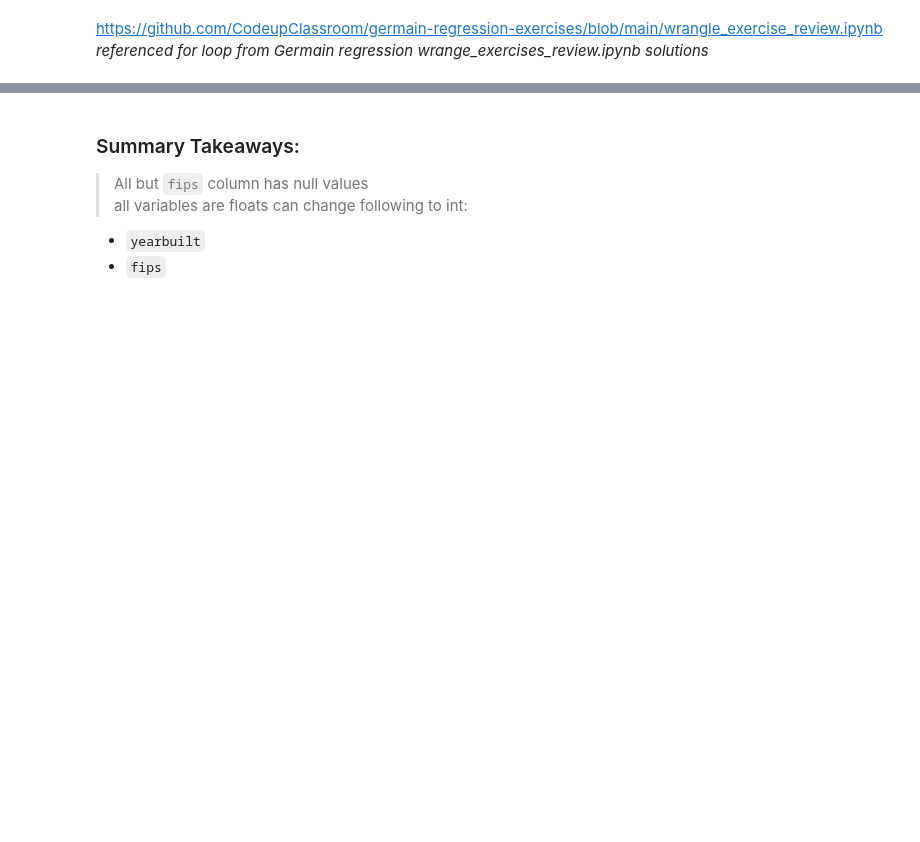
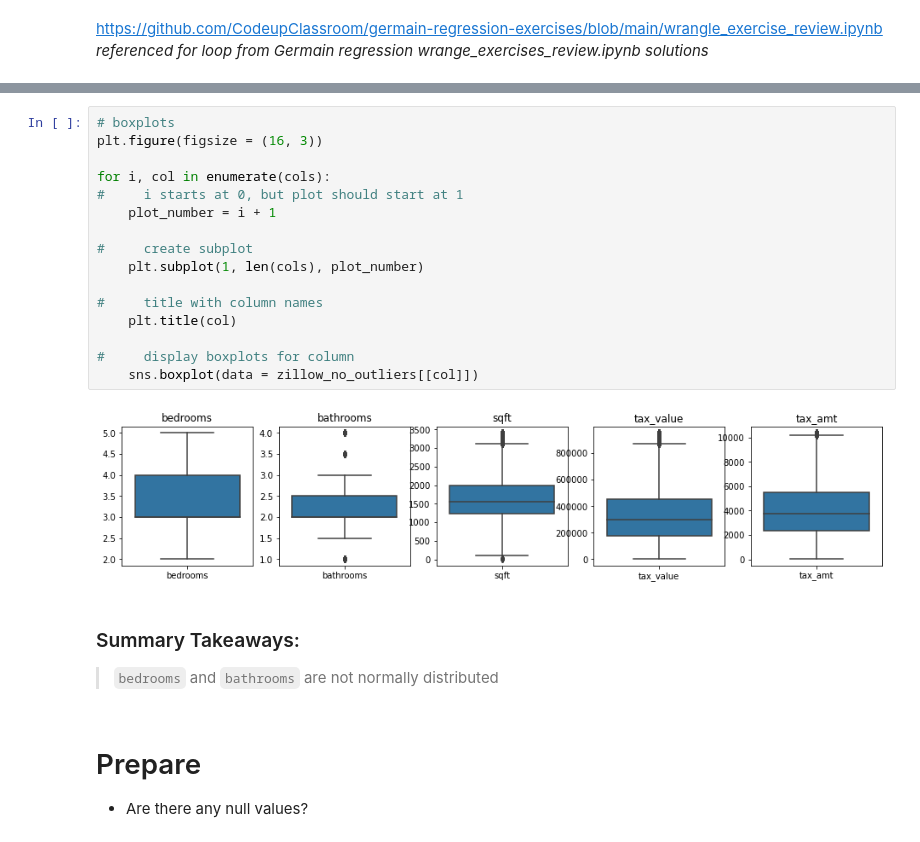
Before and after one commit to Jonessn22/regression_exercises, a Jupyter notebook: 01_acquisition_prep_exercises.ipynb, the cells around one changed output, grey strips where cells are left out. Drawn from its saved outputs; the diff is of its cells as text; blank space fills up the shorter version.

```diff
--- a/01_acquisition_prep_exercises.ipynb
+++ b/01_acquisition_prep_exercises.ipynb
@@ -259,7 +390,24 @@ https://github.com/CodeupClassroom/germain-regression-exercises/blob/main/wrangl
+# %%
+# boxplots
+plt.figure(figsize = (16, 3))
+
+for i, col in enumerate(cols):
+#     i starts at 0, but plot should start at 1
+    plot_number = i + 1
+
+#     create subplot
+    plt.subplot(1, len(cols), plot_number)
+
+#     title with column names
+    plt.title(col)
+
+#     display boxplots for column
+    sns.boxplot(data = zillow_no_outliers[[col]])
+# %% [output]
+[figure, added]
 # %% [markdown]
 ### Summary Takeaways:
->All but `fips` column has null values<br>
-all variables are floats
-can change following to int:
-- `yearbuilt`
-- `fips`
+>`bedrooms` and `bathrooms` are not normally distributed
+# %% [markdown]
+# Prepare
+- Are there any null values?
```
Also changed, not shown: parts of 39 cells of this notebook, 4 other files.
